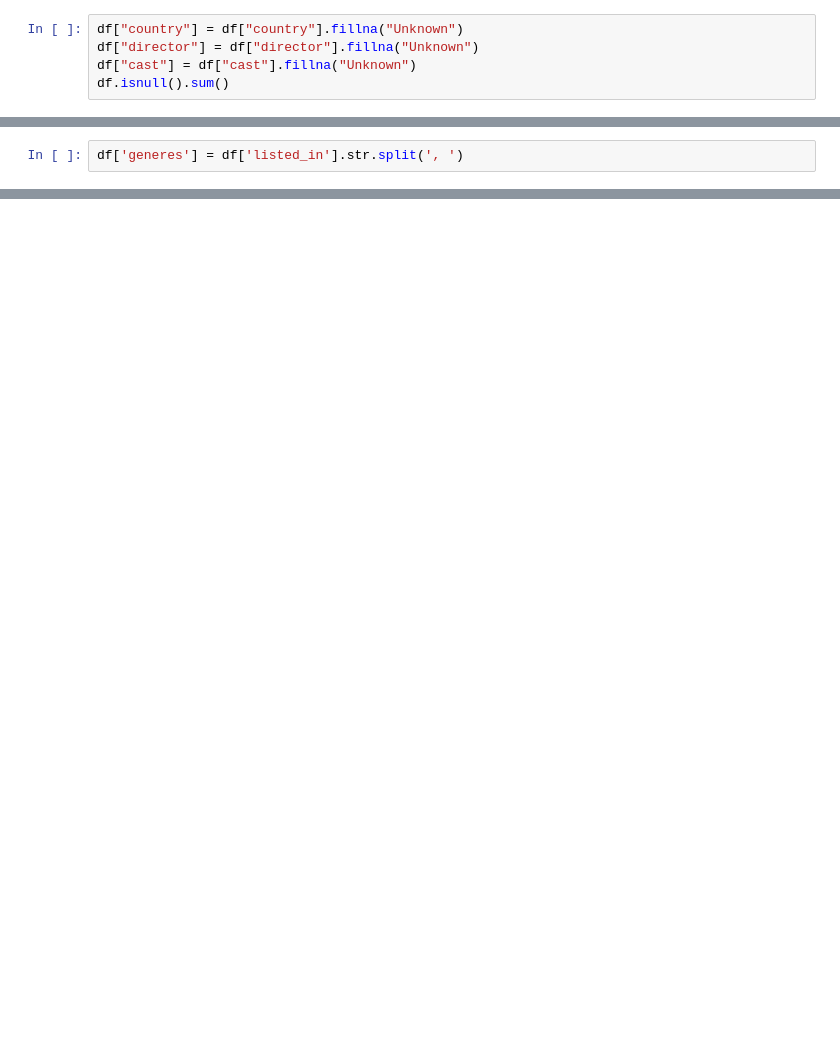
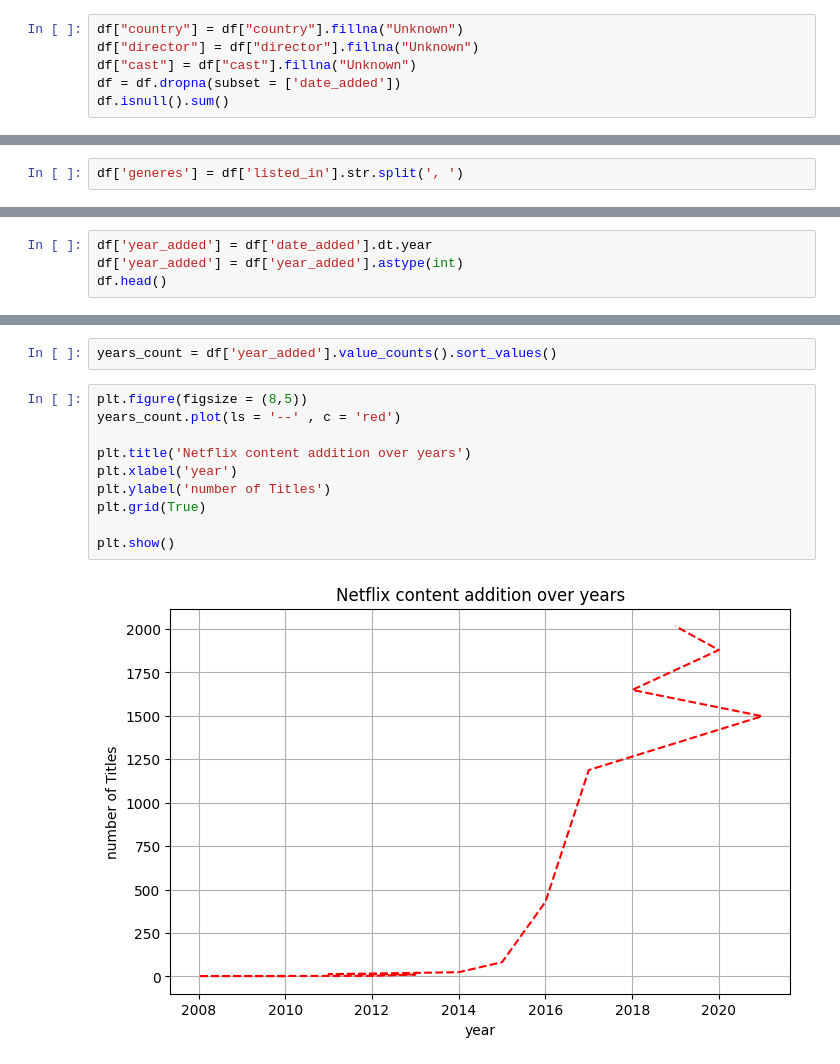
Before and after one commit to TheOnlySG/Netflix-analysis, a Jupyter notebook: notebooks/analysis.ipynb, the cells around one changed output, grey strips where cells are left out. Drawn from its saved outputs; the diff is of its cells as text; blank space fills up the shorter version.

```diff
--- a/notebooks/analysis.ipynb
+++ b/notebooks/analysis.ipynb
@@ -67,5 +68,6 @@ df.isnull().sum()
 df["country"] = df["country"].fillna("Unknown")
 df["director"] = df["director"].fillna("Unknown")
 df["cast"] = df["cast"].fillna("Unknown")
+df = df.dropna(subset = ['date_added'])
 df.isnull().sum()
 # %% [output]
@@ -181,3 +183,7 @@ Independent Movies           756
 Children & Family Movies     641
 Romantic Movies              616
 Name: count, dtype: int64
+# %%
+df['year_added'] = df['date_added'].dt.year
+df['year_added'] = df['year_added'].astype(int)
+df.head()
@@ -183,0 +197,14 @@ Name: count, dtype: int64
+# %%
+years_count = df['year_added'].value_counts().sort_values()
+# %%
+plt.figure(figsize = (8,5))
+years_count.plot(ls = '--' , c = 'red')
+
+plt.title('Netflix content addition over years')
+plt.xlabel('year')
+plt.ylabel('number of Titles')
+plt.grid(True)
+
+plt.show()
+# %% [output]
+[figure, added]
```
Also changed, not shown: parts of 6 cells of this notebook, 1 other file.
